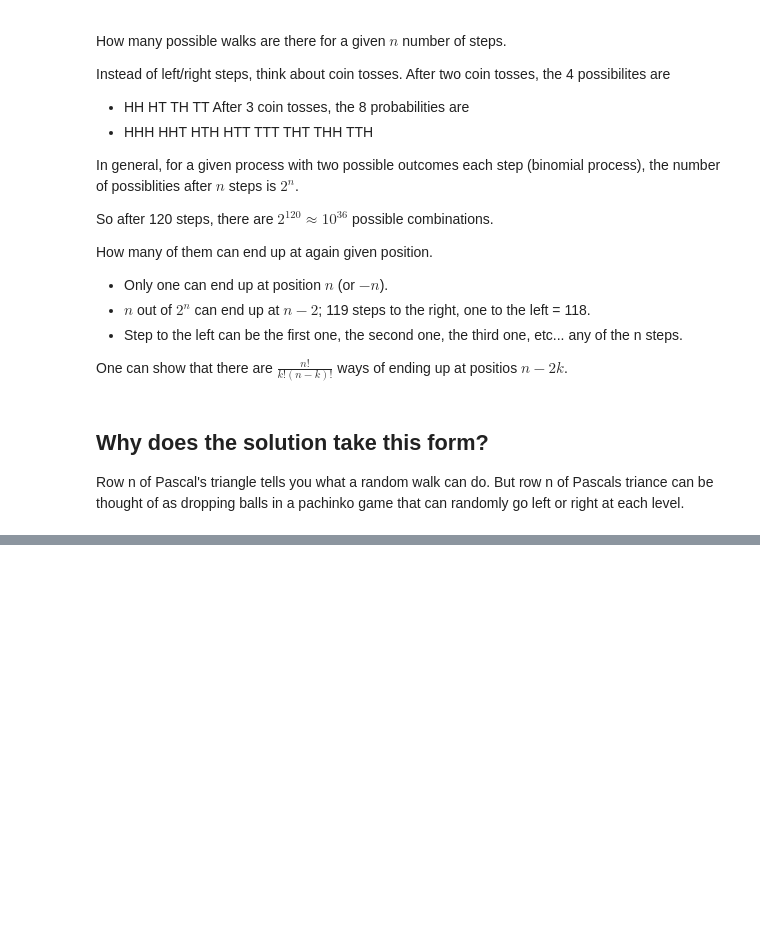
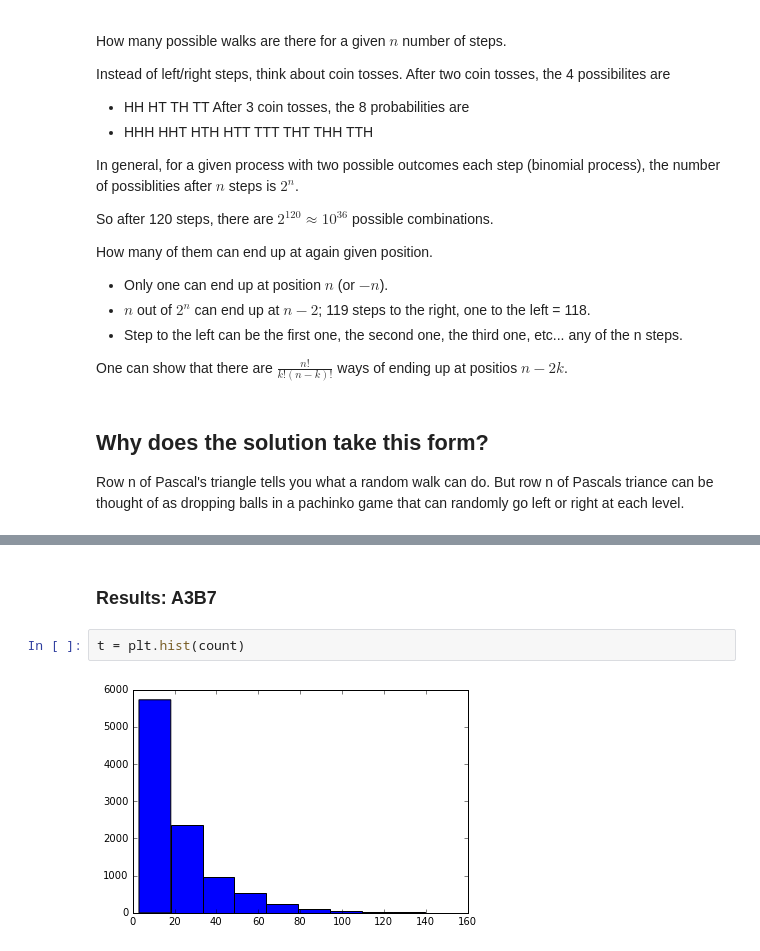
Before and after one commit to rjl09c/ISC4221, a Jupyter notebook: Lecture3.ipynb, the cells around one changed output, grey strips where cells are left out. Saved outputs shown, nothing was run; the diff lists cells and outputs as text; blank space fills up the shorter version.

```diff
--- a/Lecture3.ipynb
+++ b/Lecture3.ipynb
@@ -762,0 +883,6 @@ Row n of Pascal's triangle tells you what a random walk can do. But row n of Pas
+# %% [markdown]
+###  Results: A3B7
+# %%
+t = plt.hist(count)
+# %% [output]
+[figure, added]
```
Also changed, not shown: parts of 21 cells of this notebook.
